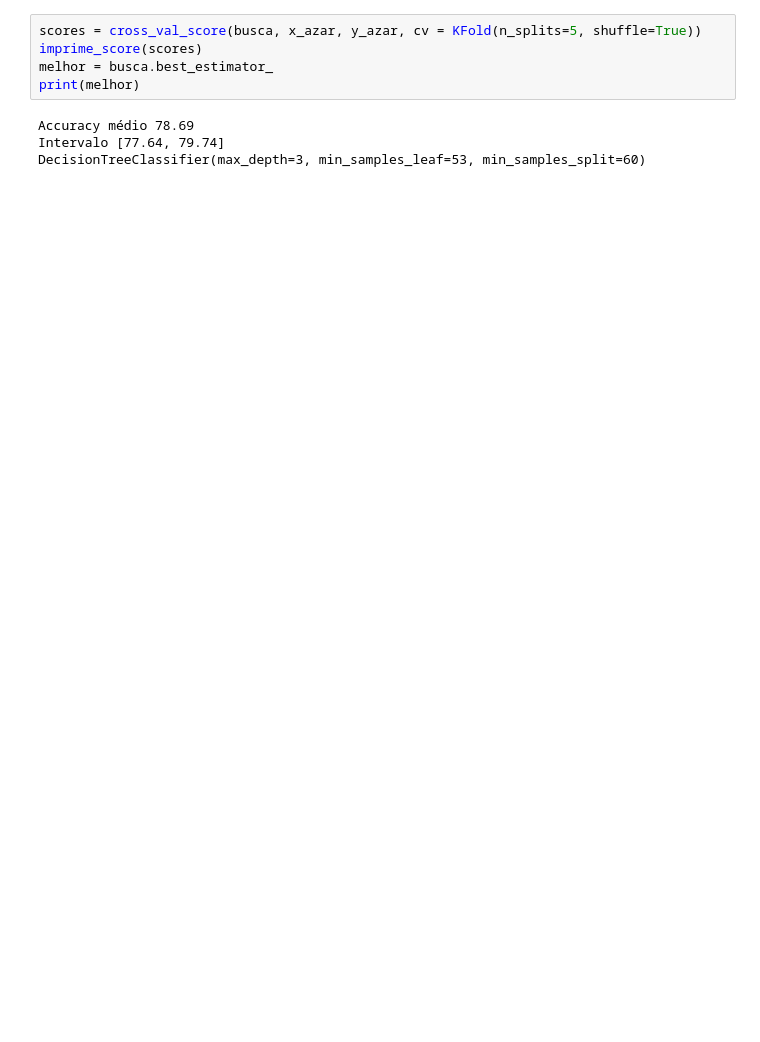
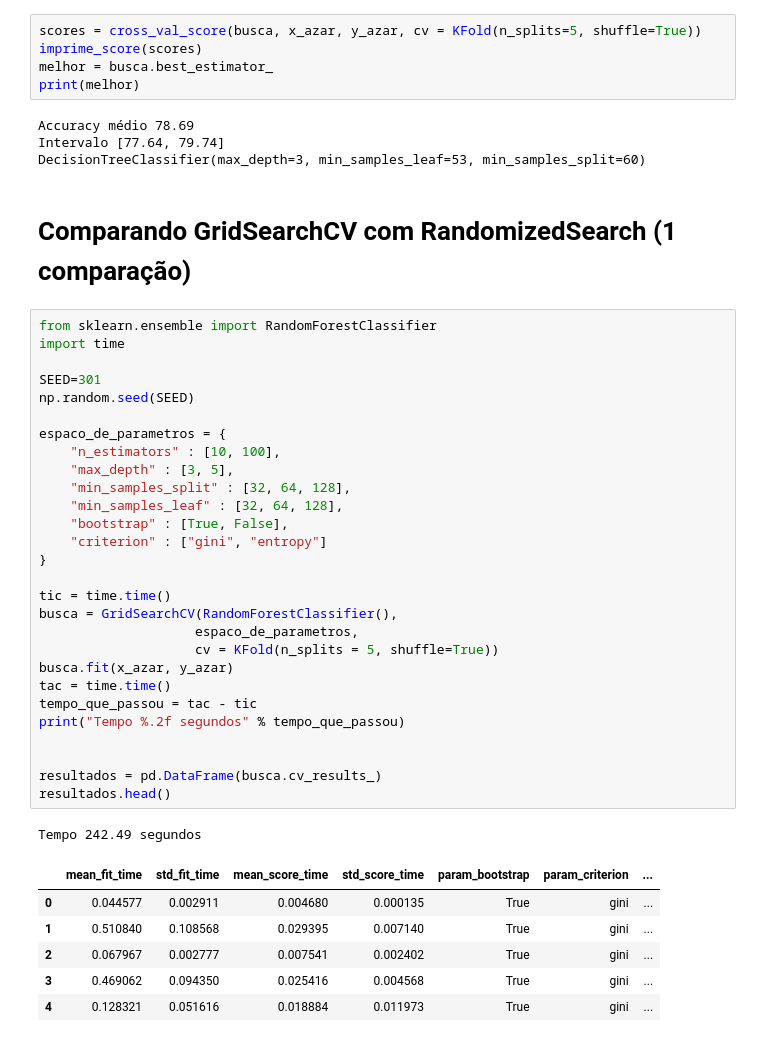
Before and after one commit to mateusopaiva/machine-learning-otimizacao, a Jupyter notebook: Machine_Learning_otimização_de_modelos_através_de_hiperparâmetros.ipynb, the cells around one changed output. Saved outputs shown, nothing was run; the diff lists cells and outputs as text; blank space fills up the shorter version.

Commit message:
Baseline com busca exaustiva no espaço discretizado

```diff
--- a/Machine_Learning_otimização_de_modelos_através_de_hiperparâmetros.ipynb
+++ b/Machine_Learning_otimização_de_modelos_através_de_hiperparâmetros.ipynb
@@ -810,3 +810,41 @@ print(melhor)
 Accuracy médio 78.69
 Intervalo [77.64, 79.74]
 DecisionTreeClassifier(max_depth=3, min_samples_leaf=53, min_samples_split=60)
+# %% [markdown]
+# Comparando GridSearchCV com RandomizedSearch (1 comparação)
+# %%
+from sklearn.ensemble import RandomForestClassifier
+import time
+
+SEED=301
+np.random.seed(SEED)
+
+espaco_de_parametros = {
+    "n_estimators" : [10, 100],
+    "max_depth" : [3, 5],
+    "min_samples_split" : [32, 64, 128],
+    "min_samples_leaf" : [32, 64, 128],
+    "bootstrap" : [True, False],
+    "criterion" : ["gini", "entropy"]
+}
+
+tic = time.time()
+busca = GridSearchCV(RandomForestClassifier(),
+                    espaco_de_parametros,
+                    cv = KFold(n_splits = 5, shuffle=True))
+busca.fit(x_azar, y_azar)
+tac = time.time()
+tempo_que_passou = tac - tic
+print("Tempo %.2f segundos" % tempo_que_passou)
+
+
+resultados = pd.DataFrame(busca.cv_results_)
+resultados.head()
+# %% [output]
+Tempo 242.49 segundos
+|  | mean_fit_time | std_fit_time | mean_score_time | std_score_time | param_bootstrap | param_criterion | ... |
+| 0 | 0.044577 | 0.002911 | 0.004680 | 0.000135 | True | gini | ... |
+| 1 | 0.510840 | 0.108568 | 0.029395 | 0.007140 | True | gini | ... |
+| 2 | 0.067967 | 0.002777 | 0.007541 | 0.002402 | True | gini | ... |
+| 3 | 0.469062 | 0.094350 | 0.025416 | 0.004568 | True | gini | ... |
+| 4 | 0.128321 | 0.051616 | 0.018884 | 0.011973 | True | gini | ... |
```
Also changed, not shown: parts of 2 cells of this notebook.
